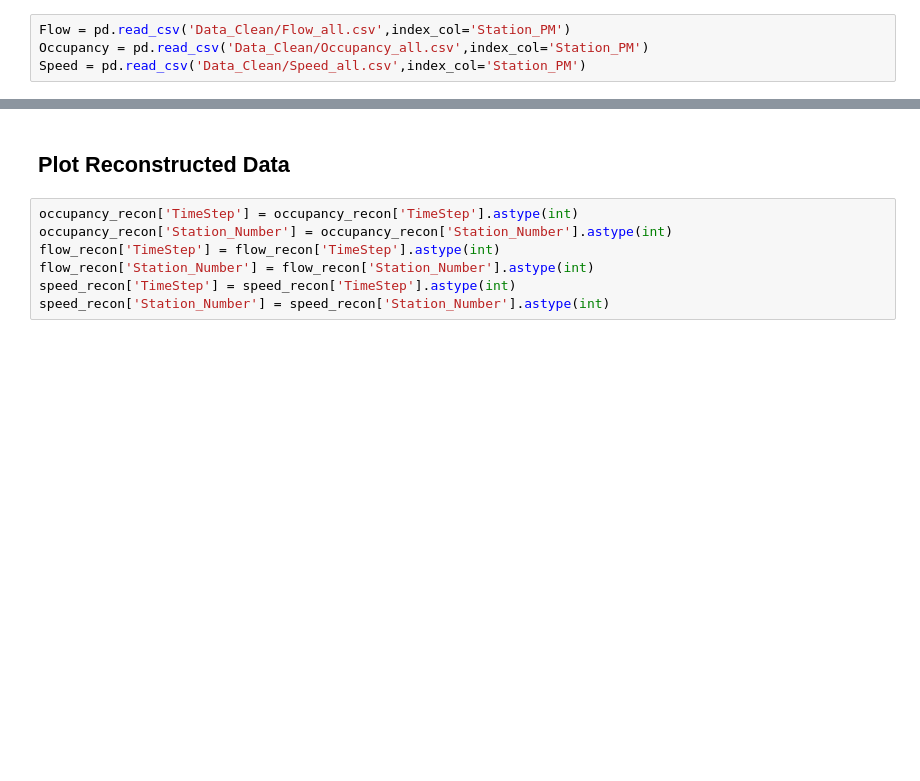
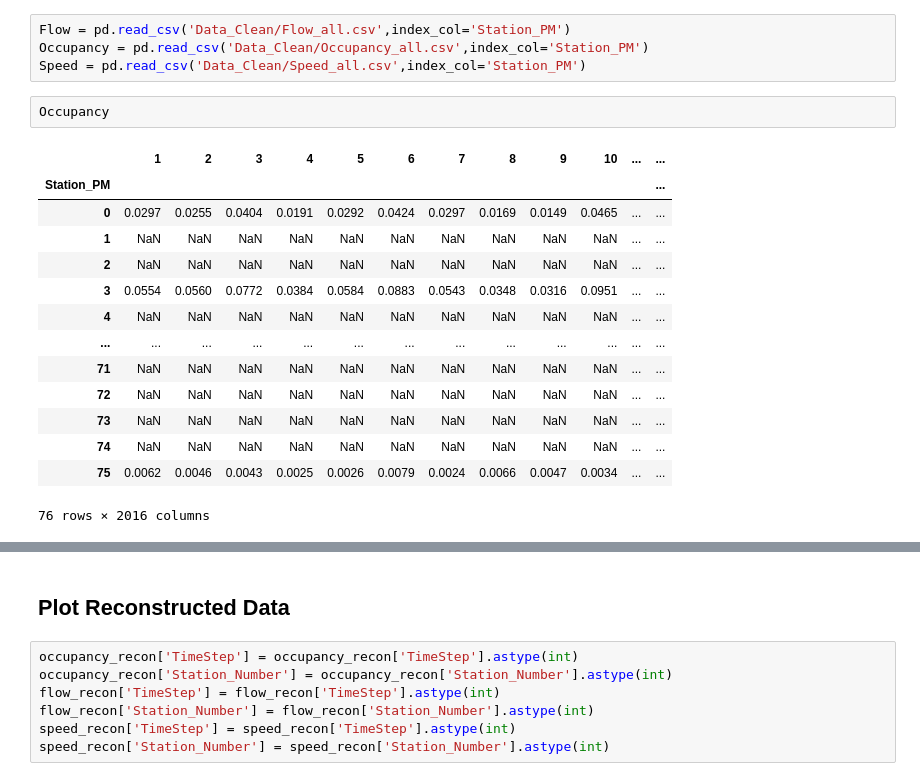
Before and after one commit to wzh96/Flow_PDE_FIND, a Jupyter notebook: Clean_Data_Plot.ipynb, the cells around one changed output, grey strips where cells are left out. Cells and saved outputs as stored; diff of their text form; blank space fills up the shorter version.

```diff
--- a/Clean_Data_Plot.ipynb
+++ b/Clean_Data_Plot.ipynb
@@ -65,6 +71,23 @@ k_t_predict = pd.DataFrame(k_t_predict, columns=['TimeStep', 'Station_Number', '
 Flow = pd.read_csv('Data_Clean/Flow_all.csv',index_col='Station_PM')
 Occupancy = pd.read_csv('Data_Clean/Occupancy_all.csv',index_col='Station_PM')
 Speed = pd.read_csv('Data_Clean/Speed_all.csv',index_col='Station_PM')
+# %%
+Occupancy
+# %% [output]
+|  | 1 | 2 | 3 | 4 | 5 | 6 | 7 | 8 | 9 | 10 | ... | ... |
+| Station_PM |  |  |  |  |  |  |  |  |  |  |  | ... |
+| 0 | 0.0297 | 0.0255 | 0.0404 | 0.0191 | 0.0292 | 0.0424 | 0.0297 | 0.0169 | 0.0149 | 0.0465 | ... | ... |
+| 1 | NaN | NaN | NaN | NaN | NaN | NaN | NaN | NaN | NaN | NaN | ... | ... |
+| 2 | NaN | NaN | NaN | NaN | NaN | NaN | NaN | NaN | NaN | NaN | ... | ... |
+| 3 | 0.0554 | 0.0560 | 0.0772 | 0.0384 | 0.0584 | 0.0883 | 0.0543 | 0.0348 | 0.0316 | 0.0951 | ... | ... |
+| 4 | NaN | NaN | NaN | NaN | NaN | NaN | NaN | NaN | NaN | NaN | ... | ... |
+| ... | ... | ... | ... | ... | ... | ... | ... | ... | ... | ... | ... | ... |
+| 71 | NaN | NaN | NaN | NaN | NaN | NaN | NaN | NaN | NaN | NaN | ... | ... |
+| 72 | NaN | NaN | NaN | NaN | NaN | NaN | NaN | NaN | NaN | NaN | ... | ... |
+| 73 | NaN | NaN | NaN | NaN | NaN | NaN | NaN | NaN | NaN | NaN | ... | ... |
+| 74 | NaN | NaN | NaN | NaN | NaN | NaN | NaN | NaN | NaN | NaN | ... | ... |
+| 75 | 0.0062 | 0.0046 | 0.0043 | 0.0025 | 0.0026 | 0.0079 | 0.0024 | 0.0066 | 0.0047 | 0.0034 | ... | ... |
+76 rows × 2016 columns
 # %%
 fig, axs = plt.subplots(1, 3, figsize=(10, 5))
 
```
Also changed, not shown: parts of 4 cells of this notebook, 28 other files.
